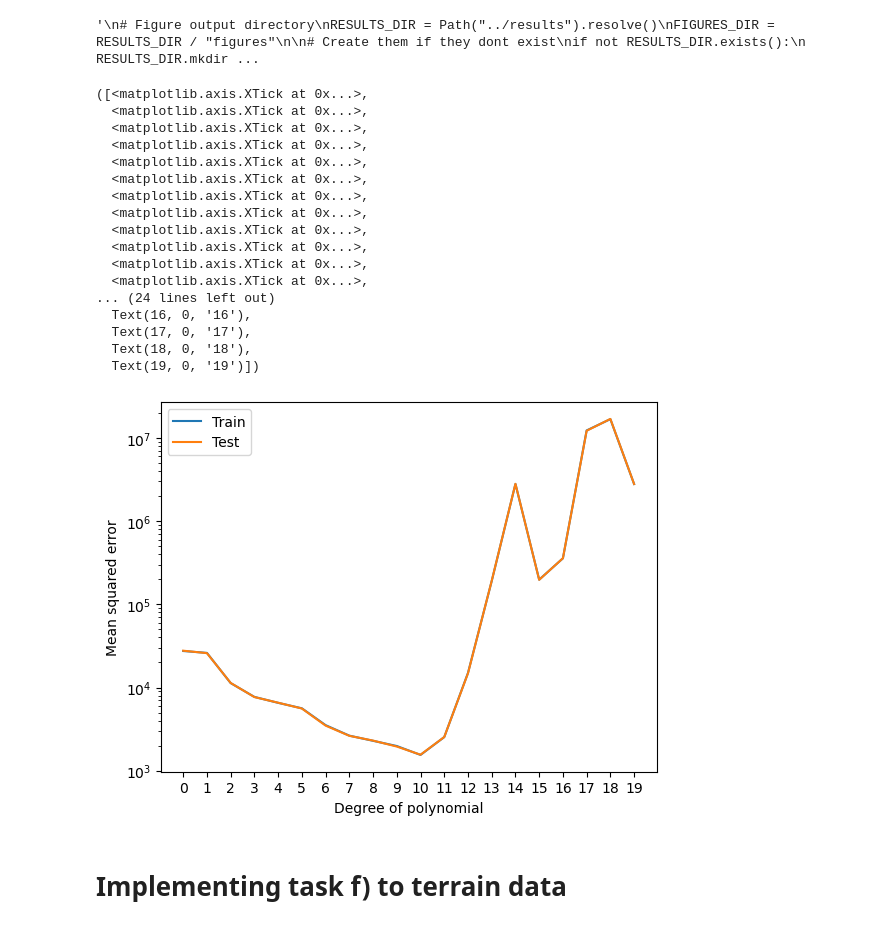
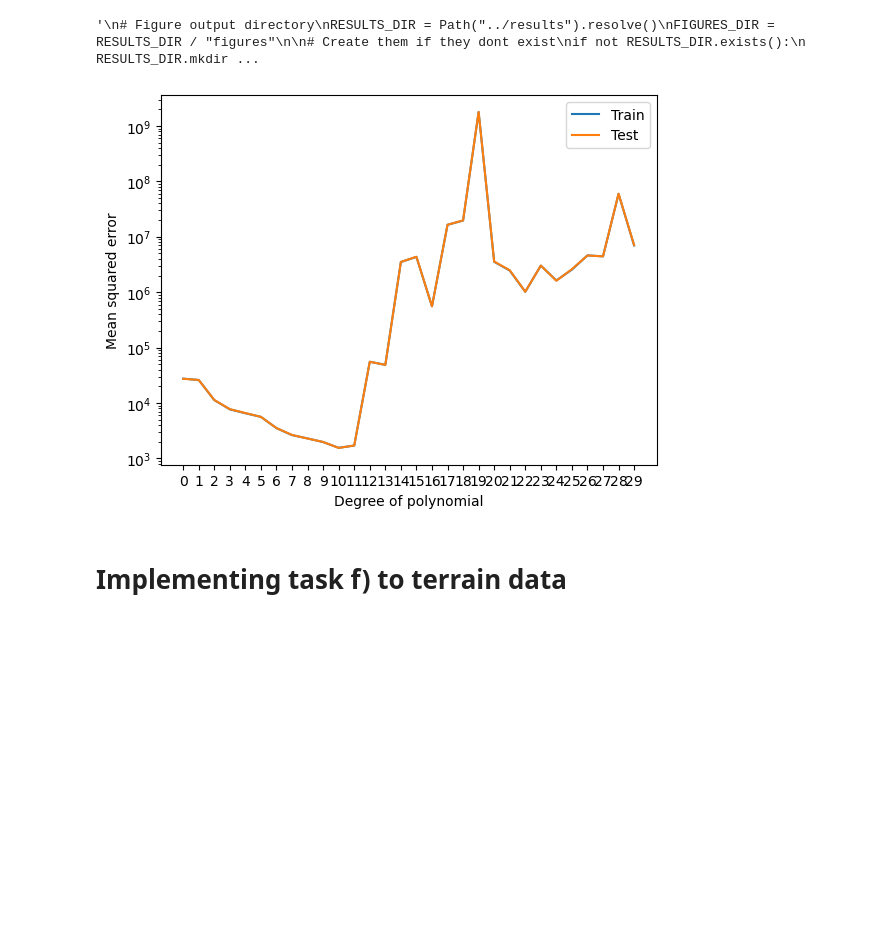
Before and after one commit to LassePladsen/FYS-STK3155-projects, a Jupyter notebook: project1/source_code/part_g_real_data.ipynb, the cells around one changed output. Cells and saved outputs as stored; diff of their text form; code cells hidden in the pictures; blank space fills up the shorter version.

Commit message:
added figure

```diff
--- a/project1/source_code/part_g_real_data.ipynb
+++ b/project1/source_code/part_g_real_data.ipynb
@@ -684,7 +685,7 @@ if not FIGURES_DIR.exists():
 # %%
 # PARAMETERS
 N = 500  # number of data points
-maxdegree = 20  # max polynomial degree for plotting
+maxdegree = 30  # max polynomial degree for plotting
 
 # Creates mesh of image pixels
 z = terrain[:N, :N]
@@ -700,59 +701,42 @@ degrees = np.arange(maxdegree)
 train_mse = np.empty(degrees.shape)
 test_mse = np.empty_like(train_mse)
 
 
 # Then loop over the degrees again to do the mean error calculations
 for degree in degrees:
     # tell the model what degree of polynomial we want
     polynomial_model = PolynomialFeatures(degree)
 
     # use the package to create a design matrix for a second degree polynomial
     # by converting x to a column vector
     # the flattened x and y arrays are stacked side by side to be passed into
     # PolynomialFeatures.fit_transform to create our design matrix
     features = np.column_stack((x_flat, y_flat))
     X = polynomial_model.fit_transform(features)
 
     # Split in training and test data up to the given degree
-    X_train, X_test, z_train, z_test = train_test_split(X, z_flat, test_size=0.2)
+    X_train, X_test, z_train, z_test = train_test_split(X, z_flat, test_size=0.3)
 
     # OLS regression
     beta = np.linalg.inv(X_train.T @ X_train) @ X_train.T @ z_train
     z_tilde = X_train @ beta
     z_predict = X_test @ beta
 
     # Store MSE vals
     train_mse[degree] = MSE(z_train, z_tilde)
     test_mse[degree] = MSE(z_test, z_predict)
 
 # Plotting
-plt.plot(degrees, train_mse, label="Train")
-plt.plot(degrees, test_mse, label="Test")
-plt.legend()
-plt.xlabel("Degree of polynomial")
-plt.ylabel("Mean squared error")
-plt.yscale("log")
-plt.xticks(degrees)
+plt.plot(degrees, train_mse, label="Train");
+plt.plot(degrees, test_mse, label="Test");
+plt.legend();
+plt.xlabel("Degree of polynomial");
+plt.ylabel("Mean squared error");
+plt.yscale("log");
+plt.xticks(degrees);
 #plt.savefig(FIGURES_DIR / "part_e_bias_variance_hastie.png")
 # %% [output]
-([<matplotlib.axis.XTick at 0x...>,
-  <matplotlib.axis.XTick at 0x...>,
-  <matplotlib.axis.XTick at 0x...>,
-  <matplotlib.axis.XTick at 0x...>,
-  <matplotlib.axis.XTick at 0x...>,
-  <matplotlib.axis.XTick at 0x...>,
-  <matplotlib.axis.XTick at 0x...>,
-  <matplotlib.axis.XTick at 0x...>,
-  <matplotlib.axis.XTick at 0x...>,
-  <matplotlib.axis.XTick at 0x...>,
-  <matplotlib.axis.XTick at 0x...>,
-  <matplotlib.axis.XTick at 0x...>,
-... (24 lines left out)
-  Text(16, 0, '16'),
-  Text(17, 0, '17'),
-  Text(18, 0, '18'),
-  Text(19, 0, '19')])
-[figure, old version]
+[figure, new version]
 # %%
 # GLOBAL PARAMETERS
 n_bootstraps = 1000  # no. bootstrap resamples
```
Also changed, not shown: parts of 12 cells of this notebook, 7 other files.
